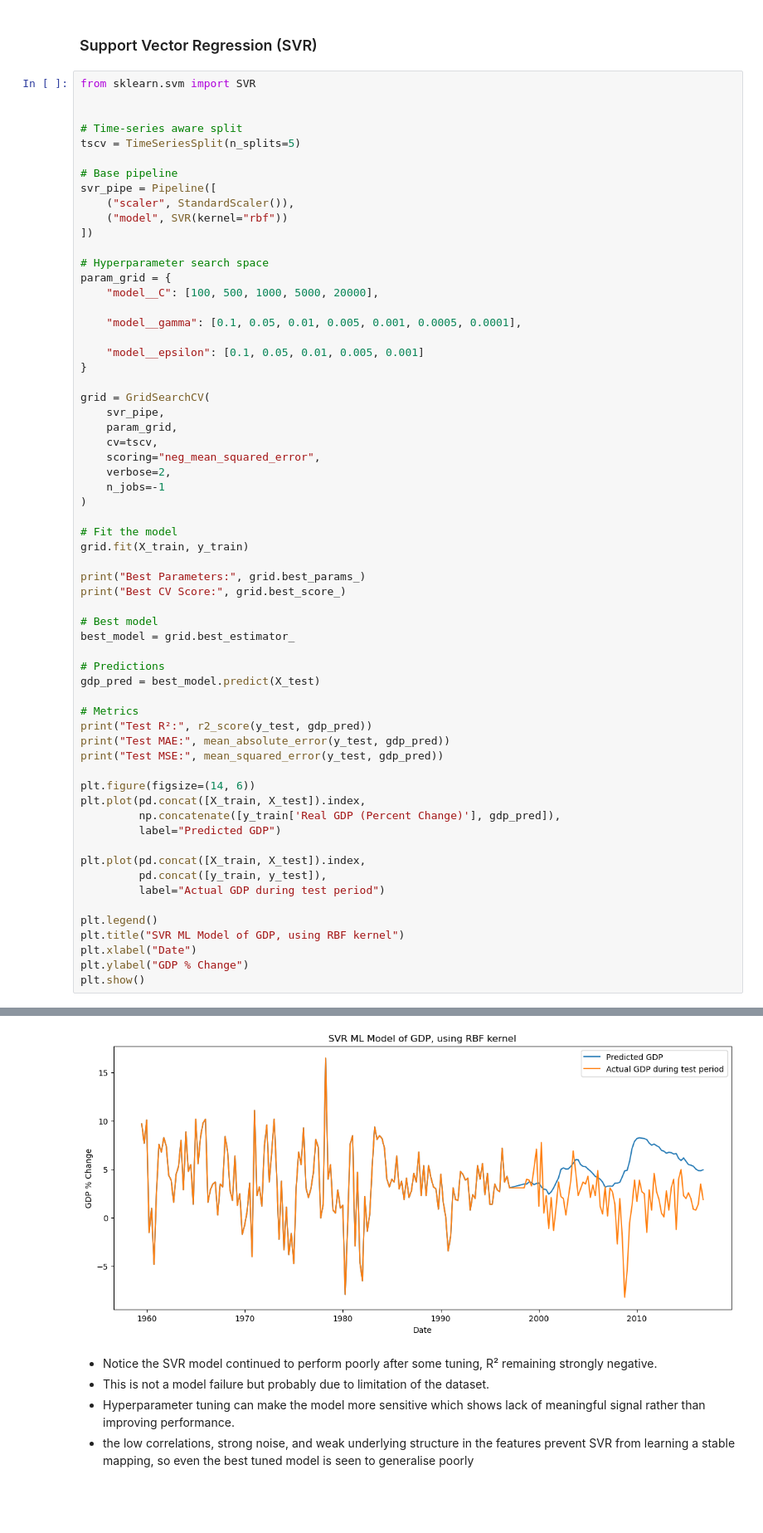
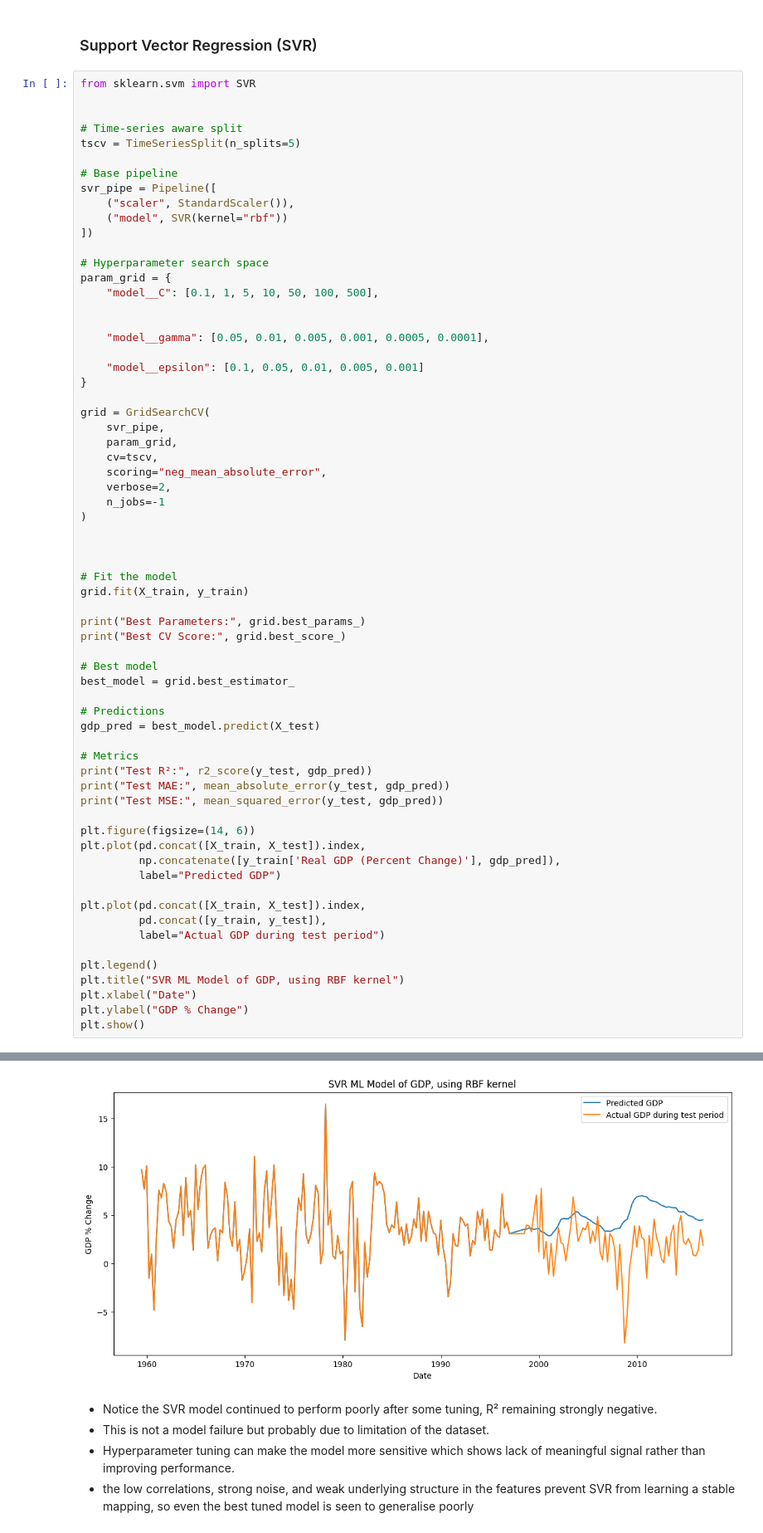
Before and after one commit to fraser2763/AI4-CW2, a Jupyter notebook: SVR_Model/SVR_Model.ipynb, the cells around one changed output, grey strips where cells are left out. Shown at 83% size. Cells and saved outputs as stored; diff of their text form; blank space fills up the shorter version.

```diff
--- a/SVR_Model/SVR_Model.ipynb
+++ b/SVR_Model/SVR_Model.ipynb
@@ -169,9 +169,10 @@ svr_pipe = Pipeline([
 
 # Hyperparameter search space
 param_grid = {
-    "model__C": [100, 500, 1000, 5000, 20000],
+    "model__C": [0.1, 1, 5, 10, 50, 100, 500],
 
-    "model__gamma": [0.1, 0.05, 0.01, 0.005, 0.001, 0.0005, 0.0001],
+
+    "model__gamma": [0.05, 0.01, 0.005, 0.001, 0.0005, 0.0001],
 
     "model__epsilon": [0.1, 0.05, 0.01, 0.005, 0.001]
 }
@@ -180,10 +181,12 @@ grid = GridSearchCV(
     svr_pipe,
     param_grid,
     cv=tscv,
-    scoring="neg_mean_squared_error",
+    scoring="neg_mean_absolute_error",
     verbose=2,
     n_jobs=-1
 )
+
+
 
 # Fit the model
 grid.fit(X_train, y_train)
@@ -226,4 +229,4 @@ Test MSE: 18.19947266614268
-[figure, old version]
+[figure, new version]
 # %% [markdown]
 - Notice the SVR model continued to perform poorly after some tuning, R² remaining strongly negative.
 - This is not a model failure but probably due to limitation of the dataset.
```
Also changed, not shown: parts of 1 cell of this notebook.
